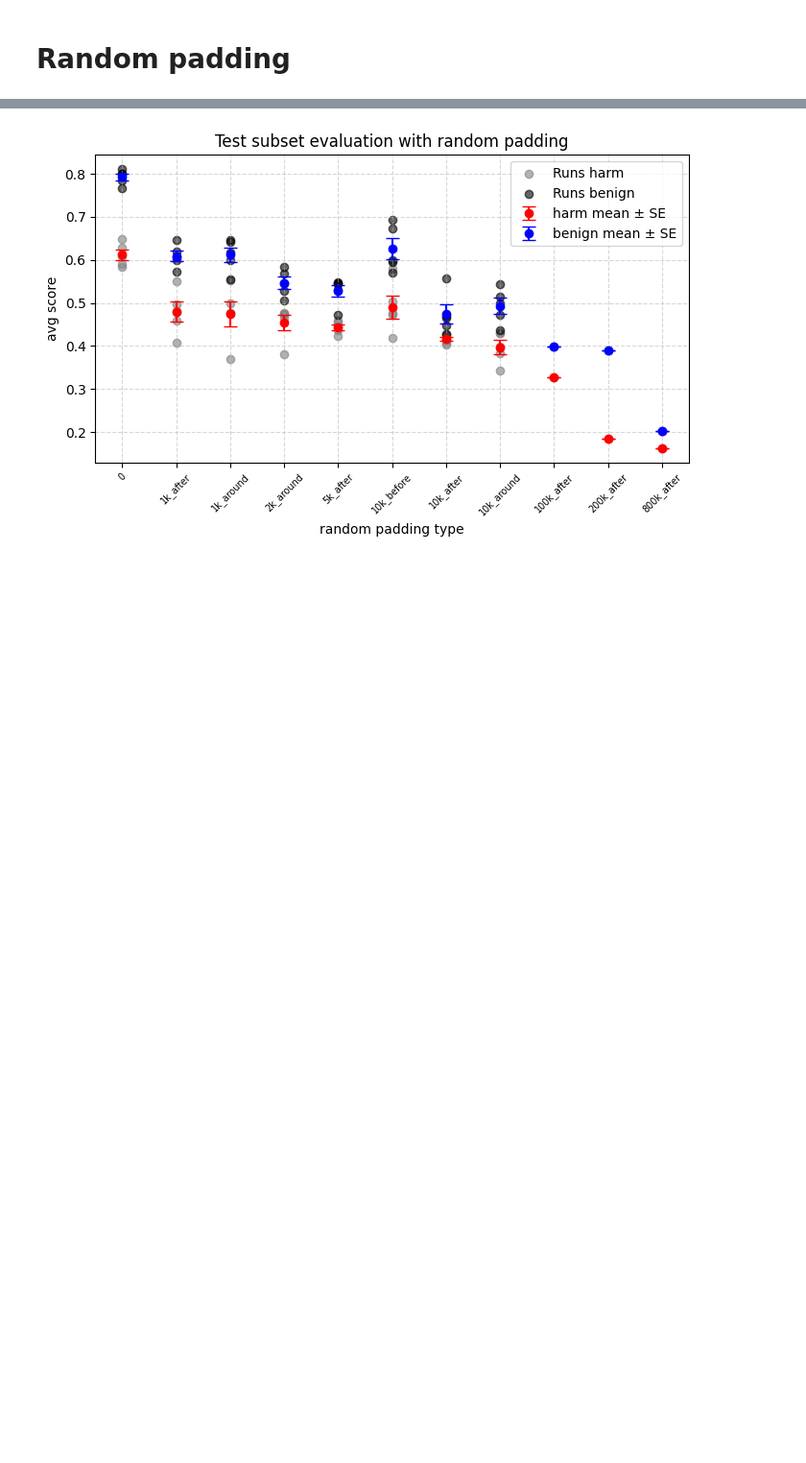
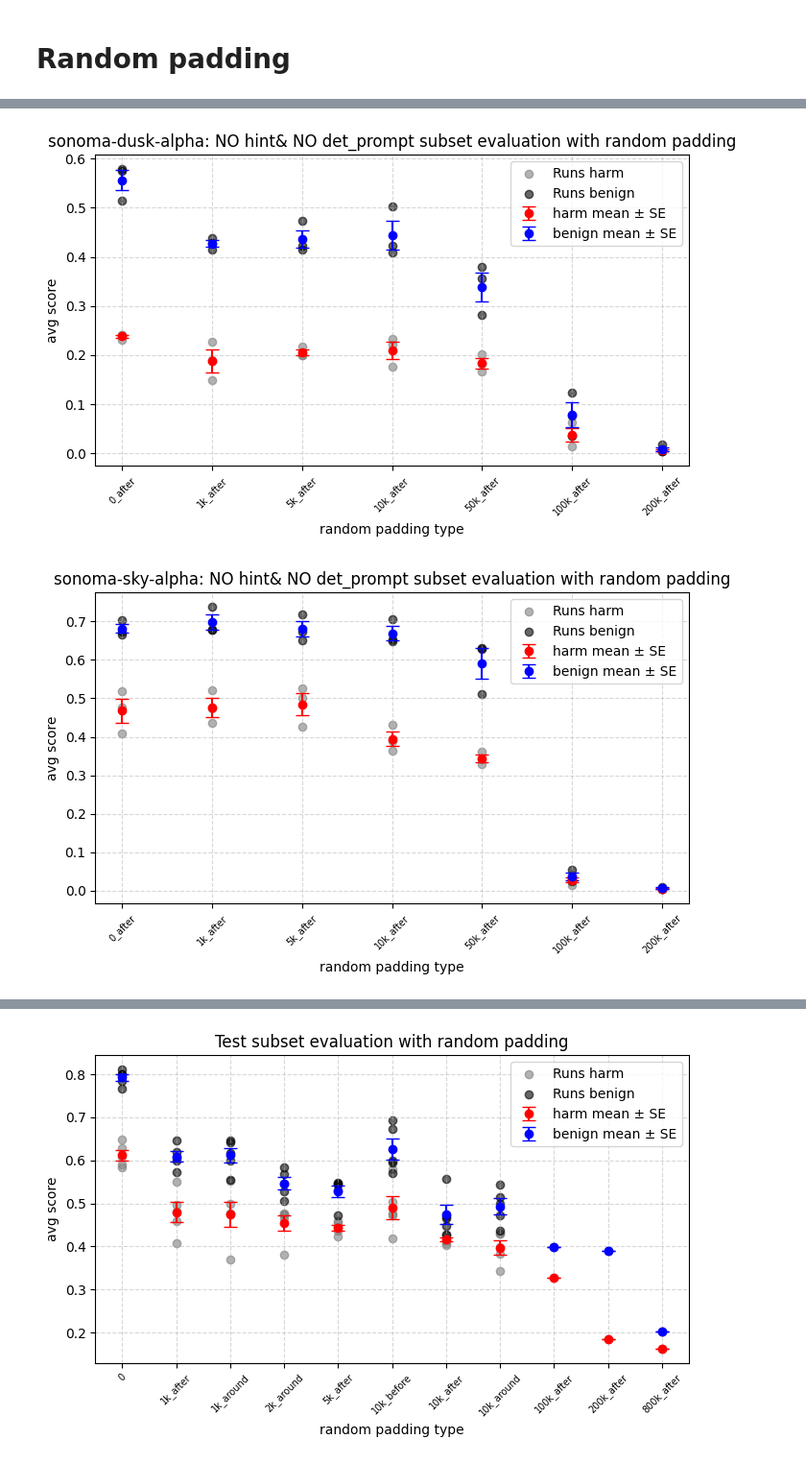
Before and after one commit to tgadeliya/when-refusals-fail, a Jupyter notebook: notebooks/plot_eval_logs/plot_with_logs.ipynb, the cells around one changed output, grey strips where cells are left out. Shown at 96% size. Drawn from its saved outputs; the diff is of its cells as text; code cells hidden in the pictures; blank space fills up the shorter version.

```diff
--- a/notebooks/plot_eval_logs/plot_with_logs.ipynb
+++ b/notebooks/plot_eval_logs/plot_with_logs.ipynb
@@ -64,0 +112,26 @@ plot_dict_with_rs(
+# %%
+sonoma_random_padding_nohint_nodet = {t:{k:{} for k in sonoma_model_type} for t in task_type}
+
+for task_type in task_types:
+    for model in sonoma_model_type:
+        for dir_name in sonoma_random_padding_dirs:
+            key_dir_name = dir_name.replace("00000", "00k").replace("0000", "0k").replace("000", "k")
+            sonoma_random_padding_nohint_nodet[task_type][model][key_dir_name] = agg_rs_results(LOGS_DIR / f"{task_type}/sonoma_random_padding/{dir_name}/sonoma-{model}-alpha/test_no_hint_no_det_prompt")
+# %%
+sonoma_harm_rand_pad_nohint_nodet = sonoma_random_padding_nohint_nodet["harm"]
+sonoma_benign_rand_pad_nohint_nodet = sonoma_random_padding_nohint_nodet["benign"]
+# %%
+for model in sonoma_model_type:
+    plot_dict_with_rs(
+        dict_with_rs= {k: v.metrics_overall_agg["avg_score"] for k, v in sonoma_harm_rand_pad_nohint_nodet[model].items()},
+        dict_with_rs2={k: v.metrics_overall_agg["avg_score"] for k, v in sonoma_benign_rand_pad_nohint_nodet[model].items()},
+        xlabel="random padding type",
+        ylabel="avg score",
+        title=f"sonoma-{model}-alpha: NO hint& NO det_prompt subset evaluation with random padding",
+        connect_keys=False,
+        dict1_color="red",
+        labels=("harm", "benign")
+    )
+# %% [output]
+[figure, added]
+[figure, added]
```
Also changed, not shown: parts of 23 cells of this notebook, 5 other files.
